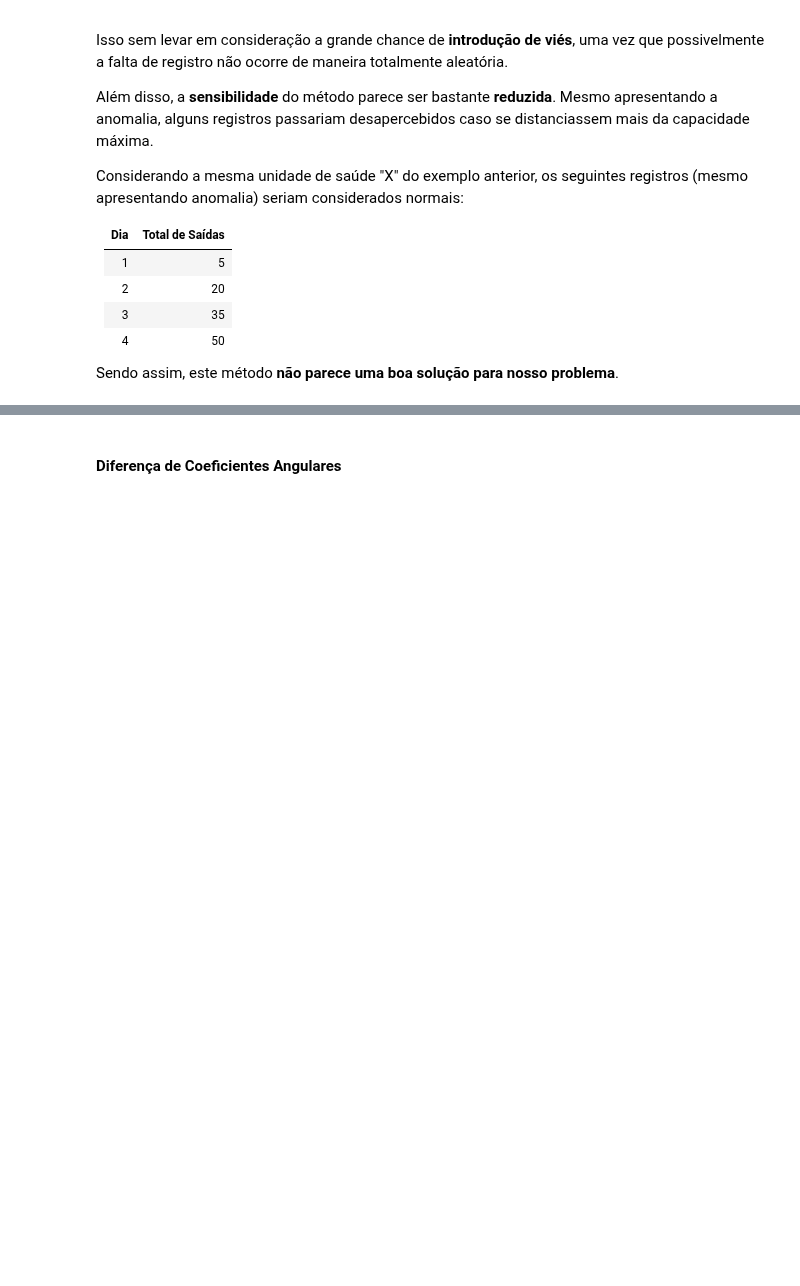
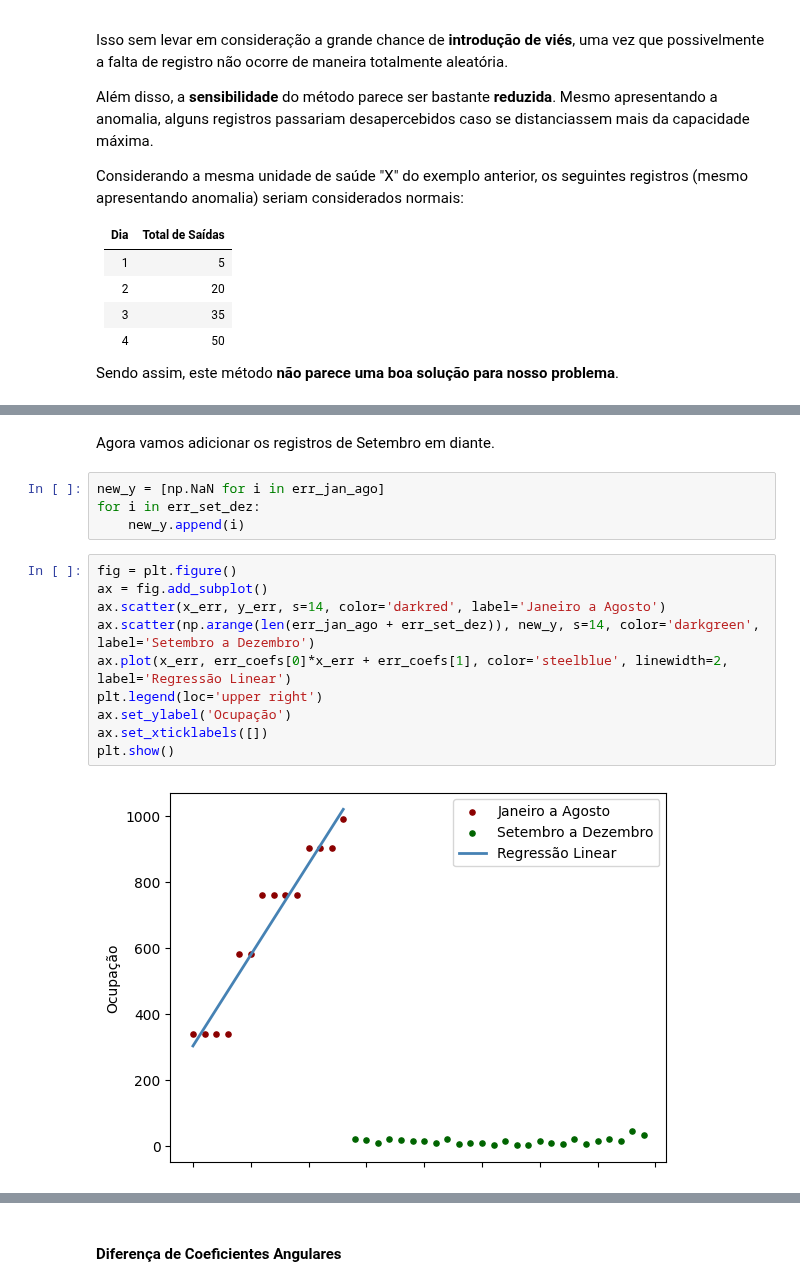
Before and after one commit to lucascorumba/study-projects, a Jupyter notebook: covid-hospital/analysis.ipynb, the cells around one changed output, grey strips where cells are left out. Cells and saved outputs as stored; diff of their text form; blank space fills up the shorter version.

```diff
--- a/covid-hospital/analysis.ipynb
+++ b/covid-hospital/analysis.ipynb
@@ -1633,0 +1663,18 @@ Sendo assim, este método **não parece uma boa solução para nosso problema**.
+# %% [markdown]
+Agora vamos adicionar os registros de Setembro em diante.
+# %%
+new_y = [np.NaN for i in err_jan_ago]
+for i in err_set_dez:
+    new_y.append(i)
+# %%
+fig = plt.figure()
+ax = fig.add_subplot()
+ax.scatter(x_err, y_err, s=14, color='darkred', label='Janeiro a Agosto')
+ax.scatter(np.arange(len(err_jan_ago + err_set_dez)), new_y, s=14, color='darkgreen', label='Setembro a Dezembro')
+ax.plot(x_err, err_coefs[0]*x_err + err_coefs[1], color='steelblue', linewidth=2, label='Regressão Linear')
+plt.legend(loc='upper right')
+ax.set_ylabel('Ocupação')
+ax.set_xticklabels([])
+plt.show()
+# %% [output]
+[figure, added]
```
Also changed, not shown: parts of 15 cells of this notebook.
